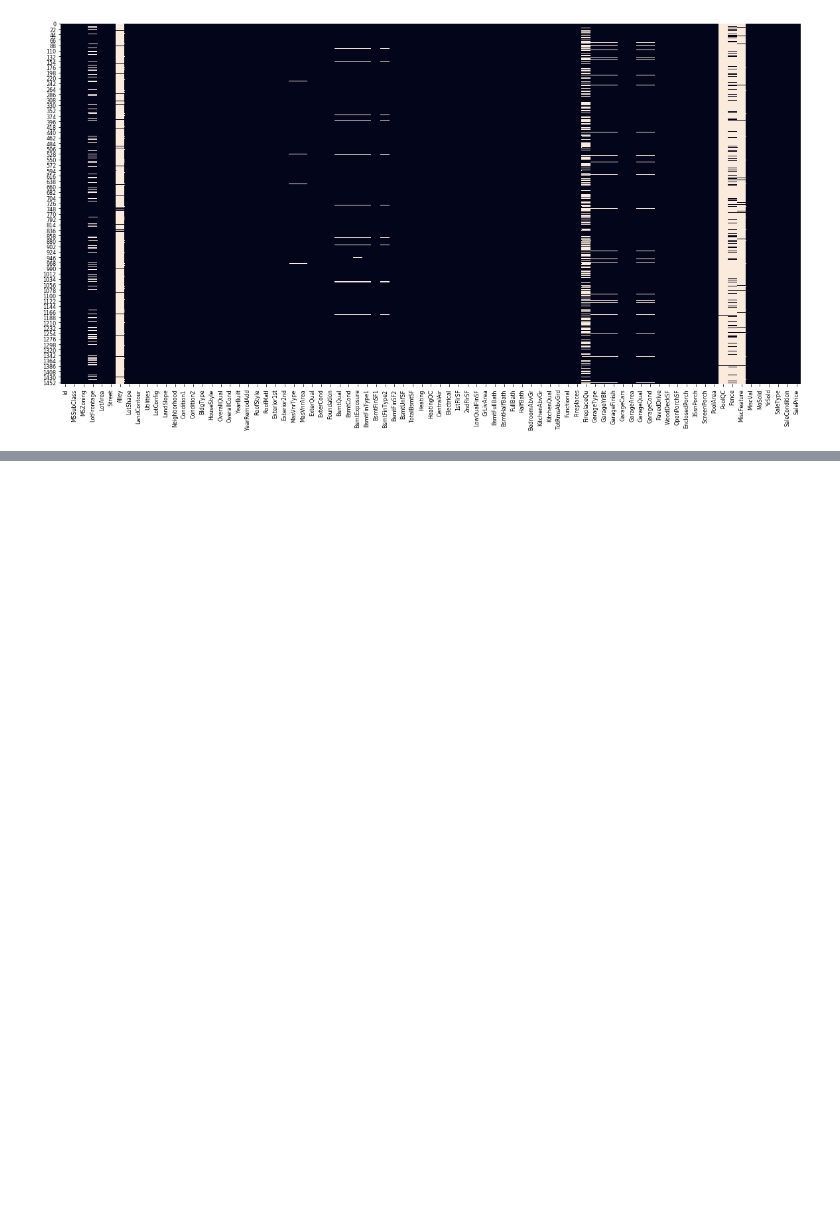
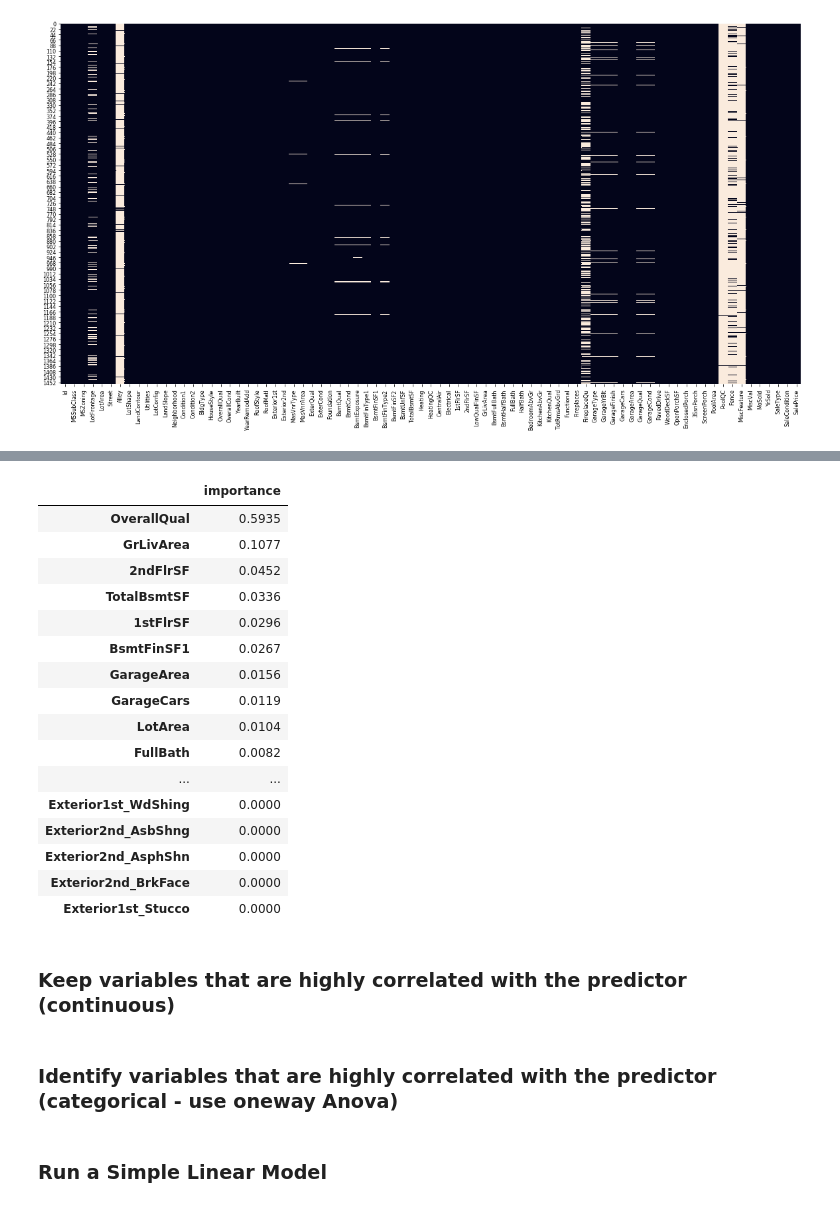
Before and after one commit to emrapport/w207_final_proj, a Jupyter notebook: HomePrices.ipynb, the cells around one changed output, grey strips where cells are left out. Drawn from its saved outputs; the diff is of its cells as text; code cells hidden in the pictures; blank space fills up the shorter version.

```diff
--- a/HomePrices.ipynb
+++ b/HomePrices.ipynb
@@ -137,0 +243,45 @@ sns.heatmap(corr, mask=mask, cmap=cmap, vmax=.3, center=0,
+# %%
+from sklearn.datasets import load_boston
+from sklearn.ensemble import RandomForestRegressor
+from sklearn.preprocessing import OneHotEncoder
+import numpy as np
+from sklearn.impute import SimpleImputer
+
+# Binarize all categorical
+original_data_dummy = pd.get_dummies(original_data.drop(['SalePrice'], axis = 1))
+
+# Impute all numeric
+imp = SimpleImputer(missing_values = np.nan, strategy = 'median')
+original_data_dummy_array = imp.fit_transform(original_data_dummy)
+
+rf = RandomForestRegressor()
+rf.fit(original_data_dummy_array, original_data['SalePrice'])
+rf.feature_importances_
+
+feature_importances = pd.DataFrame(rf.feature_importances_.round(4),
+                                   index = original_data_dummy.columns,
+                                    columns=['importance']).sort_values('importance', ascending=False)
+
+feature_importances
+# Plot
+#feature_importances.nlargest(30,'importance').plot(kind='barh')
+# %% [output]
+|  | importance |
+| OverallQual | 0.5935 |
+| GrLivArea | 0.1077 |
+| 2ndFlrSF | 0.0452 |
+| TotalBsmtSF | 0.0336 |
+| 1stFlrSF | 0.0296 |
+| BsmtFinSF1 | 0.0267 |
+| GarageArea | 0.0156 |
+| GarageCars | 0.0119 |
+| LotArea | 0.0104 |
+| FullBath | 0.0082 |
+| ... | ... |
+| Exterior1st_WdShing | 0.0000 |
+| Exterior2nd_AsbShng | 0.0000 |
+| Exterior2nd_AsphShn | 0.0000 |
+| Exterior2nd_BrkFace | 0.0000 |
+| Exterior1st_Stucco | 0.0000 |
+# %% [markdown]
+### Keep variables that are highly correlated with the predictor (continuous)
@@ -137,0 +293,2 @@ sns.heatmap(corr, mask=mask, cmap=cmap, vmax=.3, center=0,
+# %% [markdown]
+### Identify variables that are highly correlated with the predictor (categorical - use oneway Anova)
@@ -137,0 +297,2 @@ sns.heatmap(corr, mask=mask, cmap=cmap, vmax=.3, center=0,
+# %% [markdown]
+### Run a Simple Linear Model
```
Also changed, not shown: parts of 21 cells of this notebook.
